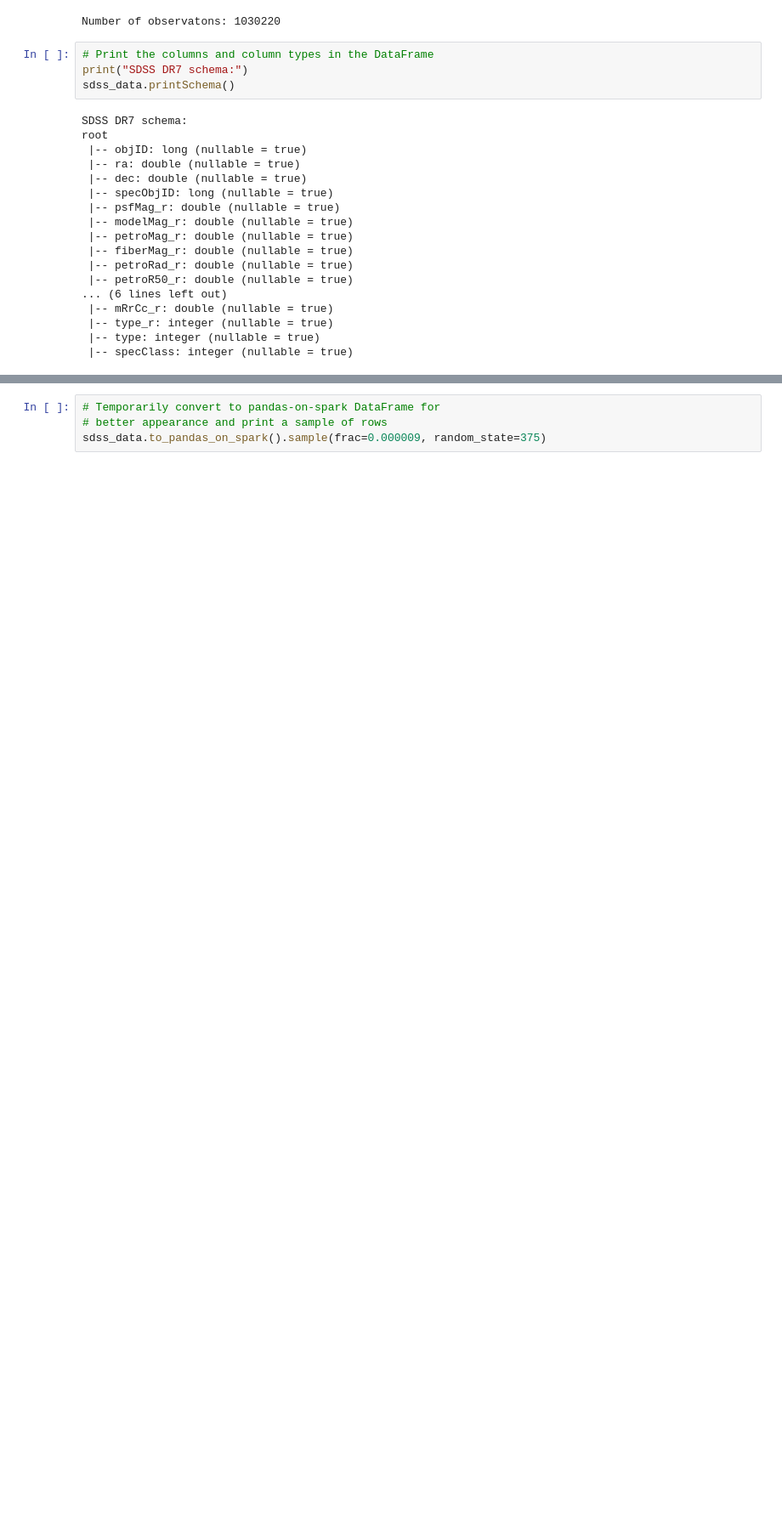
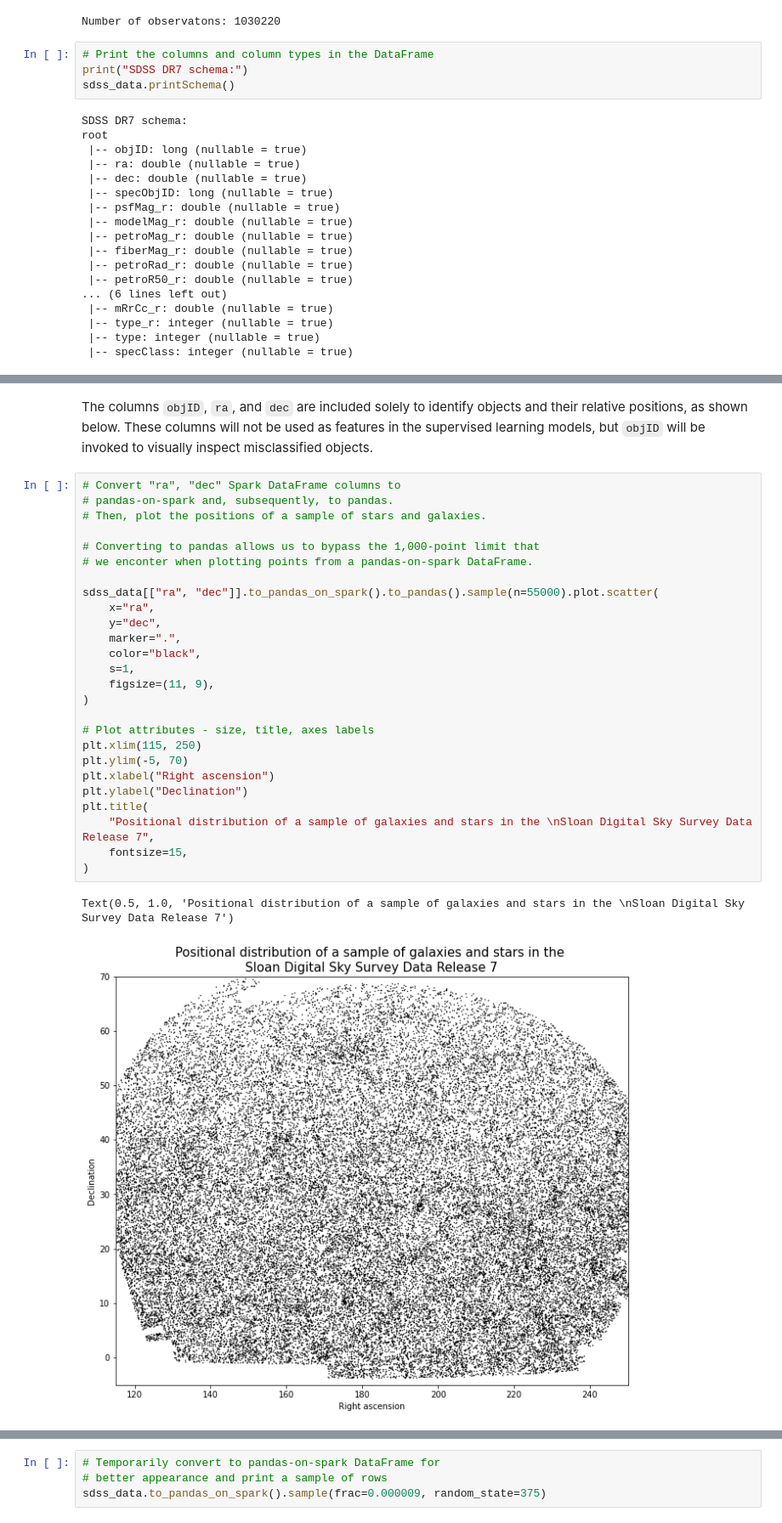
Before and after one commit to scimaksim/ML-Star-Galaxy-Classifiers, a Jupyter notebook: Nikiforov_Project_3.ipynb, the cells around one changed output, grey strips where cells are left out. Shown at 85% size. Saved outputs shown, nothing was run; the diff lists cells and outputs as text; blank space fills up the shorter version.

```diff
--- a/Nikiforov_Project_3.ipynb
+++ b/Nikiforov_Project_3.ipynb
@@ -94 +186,32 @@ root
+# %% [markdown]
+The columns `objID`, `ra`, and `dec` are included solely to identify objects and their relative positions, as shown below. These columns will not be used as features in the supervised learning models, but `objID` will be invoked to visually inspect misclassified objects.
+# %%
+# Convert "ra", "dec" Spark DataFrame columns to
+# pandas-on-spark and, subsequently, to pandas.
+# Then, plot the positions of a sample of stars and galaxies.
+
+# Converting to pandas allows us to bypass the 1,000-point limit that
+# we enconter when plotting points from a pandas-on-spark DataFrame.
+
+sdss_data[["ra", "dec"]].to_pandas_on_spark().to_pandas().sample(n=55000).plot.scatter(
+    x="ra",
+    y="dec",
+    marker=".",
+    color="black",
+    s=1,
+    figsize=(11, 9),
+)
+
+# Plot attributes - size, title, axes labels
+plt.xlim(115, 250)
+plt.ylim(-5, 70)
+plt.xlabel("Right ascension")
+plt.ylabel("Declination")
+plt.title(
+    "Positional distribution of a sample of galaxies and stars in the \nSloan Digital Sky Survey Data Release 7",
+    fontsize=15,
+)
+# %% [output]
+Text(0.5, 1.0, 'Positional distribution of a sample of galaxies and stars in the \nSloan Digital Sky Survey Data Release 7')
+[figure, new version]
 # %% [markdown]
```
Also changed, not shown: parts of 48 cells of this notebook.
